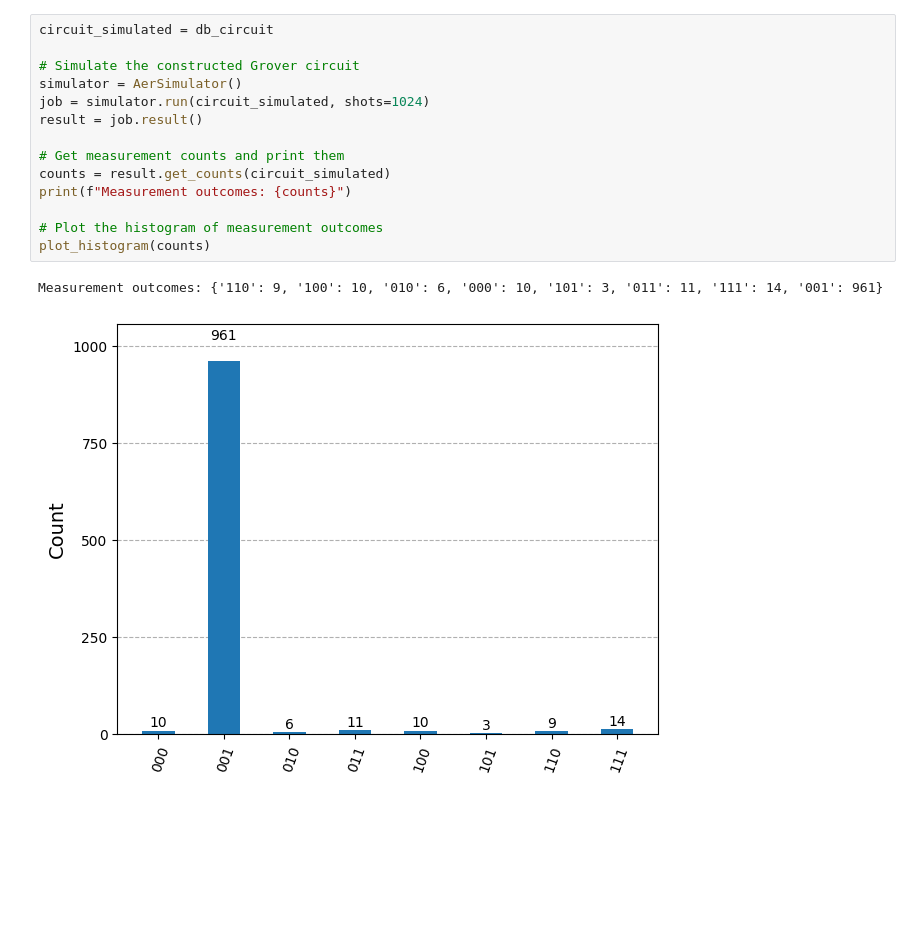
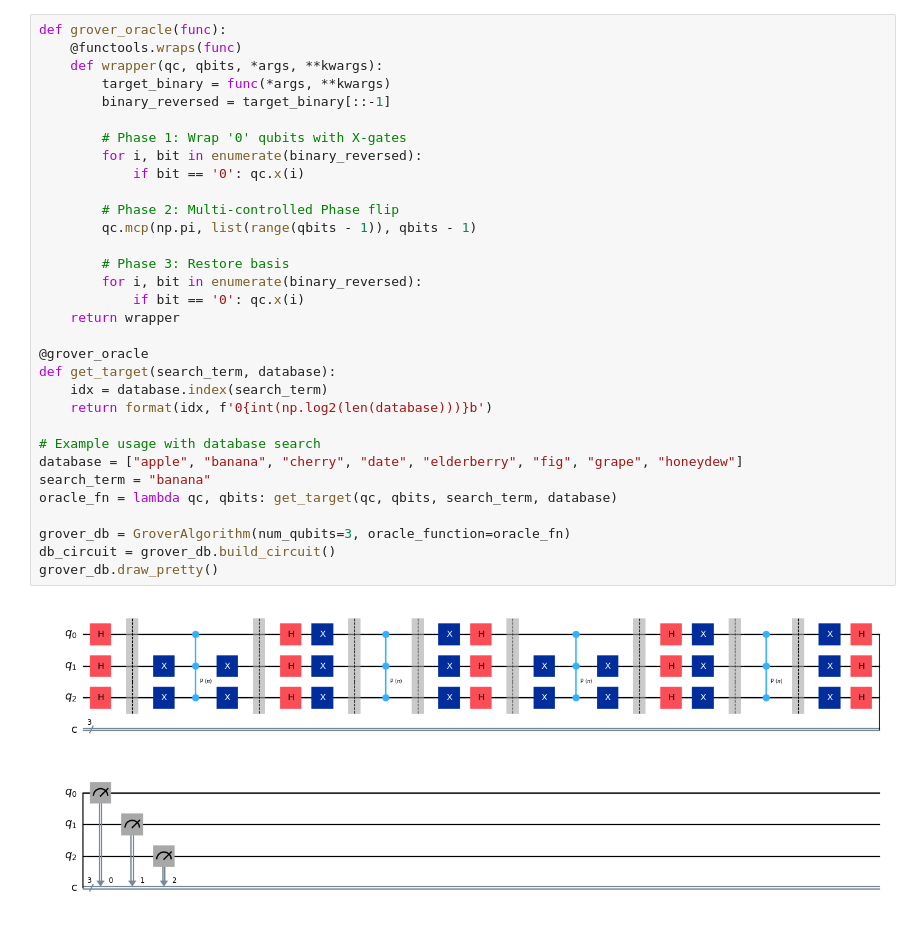
Before and after one commit to adrianrguez314/quantum-computing-with-qiskit, a Jupyter notebook: 05_Grover_algorithms.ipynb, the cells around one changed output. Cells and saved outputs as stored; diff of their text form; blank space fills up the shorter version.

Commit message:
Refactor and add new examplet to use algoritms

```diff
--- a/05_Grover_algorithms.ipynb
+++ b/05_Grover_algorithms.ipynb
@@ -139,17 +72,34 @@ Number of Grover iterations: 2
-# %%
-circuit_simulated = db_circuit
-
-# Simulate the constructed Grover circuit
-simulator = AerSimulator()
-job = simulator.run(circuit_simulated, shots=1024)
-result = job.result()
-
-# Get measurement counts and print them
-counts = result.get_counts(circuit_simulated)
-print(f"Measurement outcomes: {counts}")
-
-# Plot the histogram of measurement outcomes
-plot_histogram(counts)
-# %% [output]
-Measurement outcomes: {'110': 9, '100': 10, '010': 6, '000': 10, '101': 3, '011': 11, '111': 14, '001': 961}
-[figure, removed]
+# %%
+def grover_oracle(func):
+    @functools.wraps(func)
+    def wrapper(qc, qbits, *args, **kwargs):
+        target_binary = func(*args, **kwargs)
+        binary_reversed = target_binary[::-1]
+
+        # Phase 1: Wrap '0' qubits with X-gates
+        for i, bit in enumerate(binary_reversed):
+            if bit == '0': qc.x(i)
+
+        # Phase 2: Multi-controlled Phase flip
+        qc.mcp(np.pi, list(range(qbits - 1)), qbits - 1)
+
+        # Phase 3: Restore basis
+        for i, bit in enumerate(binary_reversed):
+            if bit == '0': qc.x(i)
+    return wrapper
+
+@grover_oracle
+def get_target(search_term, database):
+    idx = database.index(search_term)
+    return format(idx, f'0{int(np.log2(len(database)))}b')
+
+# Example usage with database search
+database = ["apple", "banana", "cherry", "date", "elderberry", "fig", "grape", "honeydew"]
+search_term = "banana"
+oracle_fn = lambda qc, qbits: get_target(qc, qbits, search_term, database)
+
+grover_db = GroverAlgorithm(num_qubits=3, oracle_function=oracle_fn)
+db_circuit = grover_db.build_circuit()
+grover_db.draw_pretty()
+# %% [output]
+[figure, added]
```
Also changed, not shown: parts of 7 cells of this notebook.
